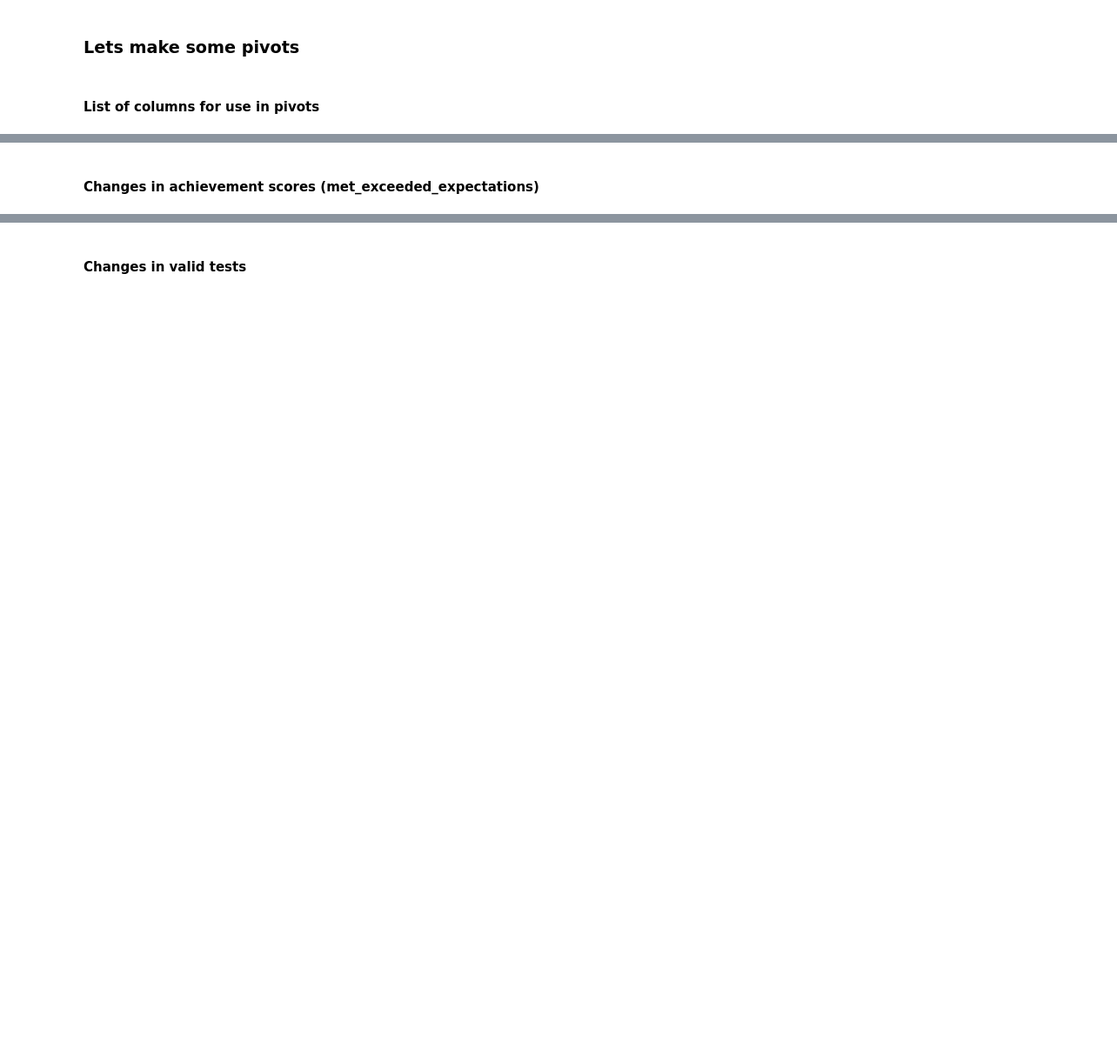
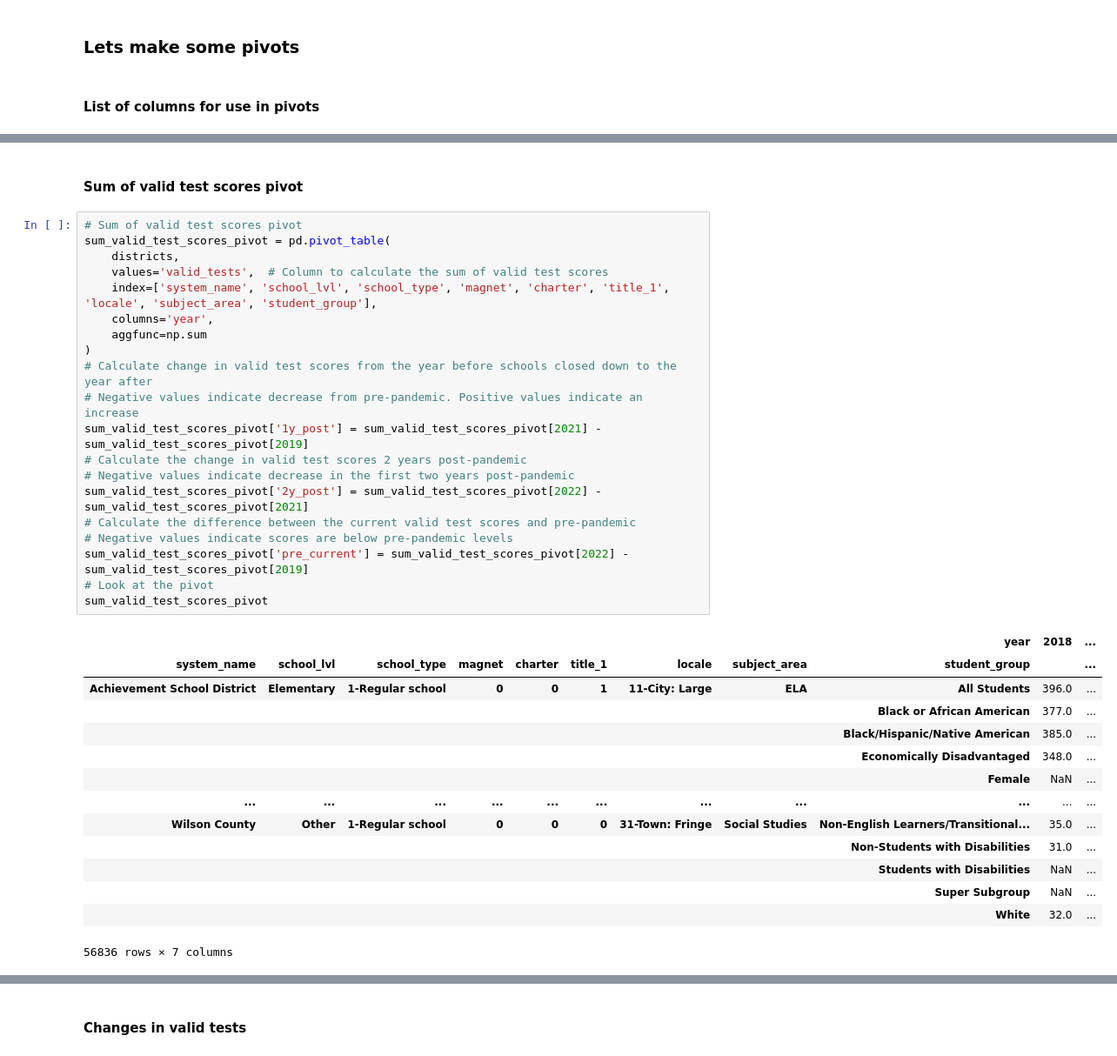
Before and after one commit to Claytor/Capstone_TN_COVID_School_Achievement_Impact, a Jupyter notebook: notebooks/school_assessments_join.ipynb, the cells around one changed output, grey strips where cells are left out. Shown at 87% size. Drawn from its saved outputs; the diff is of its cells as text; blank space fills up the shorter version.

```diff
--- a/notebooks/school_assessments_join.ipynb
+++ b/notebooks/school_assessments_join.ipynb
@@ -672,3 +673,38 @@ districts = assessments[['locale',
                          'valid_tests']]
-# %% [markdown]
-#### Changes in achievement scores (met_exceeded_expectations)
+# %% [markdown]
+#### Sum of valid test scores pivot
+# %%
+# Sum of valid test scores pivot
+sum_valid_test_scores_pivot = pd.pivot_table(
+    districts,
+    values='valid_tests',  # Column to calculate the sum of valid test scores
+    index=['system_name', 'school_lvl', 'school_type', 'magnet', 'charter', 'title_1', 'locale', 'subject_area', 'student_group'],
+    columns='year',
+    aggfunc=np.sum
+)
+# Calculate change in valid test scores from the year before schools closed down to the year after
+# Negative values indicate decrease from pre-pandemic. Positive values indicate an increase
+sum_valid_test_scores_pivot['1y_post'] = sum_valid_test_scores_pivot[2021] - sum_valid_test_scores_pivot[2019]
+# Calculate the change in valid test scores 2 years post-pandemic
+# Negative values indicate decrease in the first two years post-pandemic
+sum_valid_test_scores_pivot['2y_post'] = sum_valid_test_scores_pivot[2022] - sum_valid_test_scores_pivot[2021]
+# Calculate the difference between the current valid test scores and pre-pandemic
+# Negative values indicate scores are below pre-pandemic levels
+sum_valid_test_scores_pivot['pre_current'] = sum_valid_test_scores_pivot[2022] - sum_valid_test_scores_pivot[2019]
+# Look at the pivot
+sum_valid_test_scores_pivot
+# %% [output]
+|  |  |  |  |  |  |  |  | year | 2018 | ... |
+| system_name | school_lvl | school_type | magnet | charter | title_1 | locale | subject_area | student_group |  | ... |
+| Achievement School District | Elementary | 1-Regular school | 0 | 0 | 1 | 11-City: Large | ELA | All Students | 396.0 | ... |
+|  |  |  |  |  |  |  |  | Black or African American | 377.0 | ... |
+|  |  |  |  |  |  |  |  | Black/Hispanic/Native American | 385.0 | ... |
+|  |  |  |  |  |  |  |  | Economically Disadvantaged | 348.0 | ... |
+|  |  |  |  |  |  |  |  | Female | NaN | ... |
+| ... | ... | ... | ... | ... | ... | ... | ... | ... | ... | ... |
+| Wilson County | Other | 1-Regular school | 0 | 0 | 0 | 31-Town: Fringe | Social Studies | Non-English Learners/Transitional... | 35.0 | ... |
+|  |  |  |  |  |  |  |  | Non-Students with Disabilities | 31.0 | ... |
+|  |  |  |  |  |  |  |  | Students with Disabilities | NaN | ... |
+|  |  |  |  |  |  |  |  | Super Subgroup | NaN | ... |
+|  |  |  |  |  |  |  |  | White | 32.0 | ... |
+56836 rows × 7 columns
```
Also changed, not shown: parts of 16 cells of this notebook.
